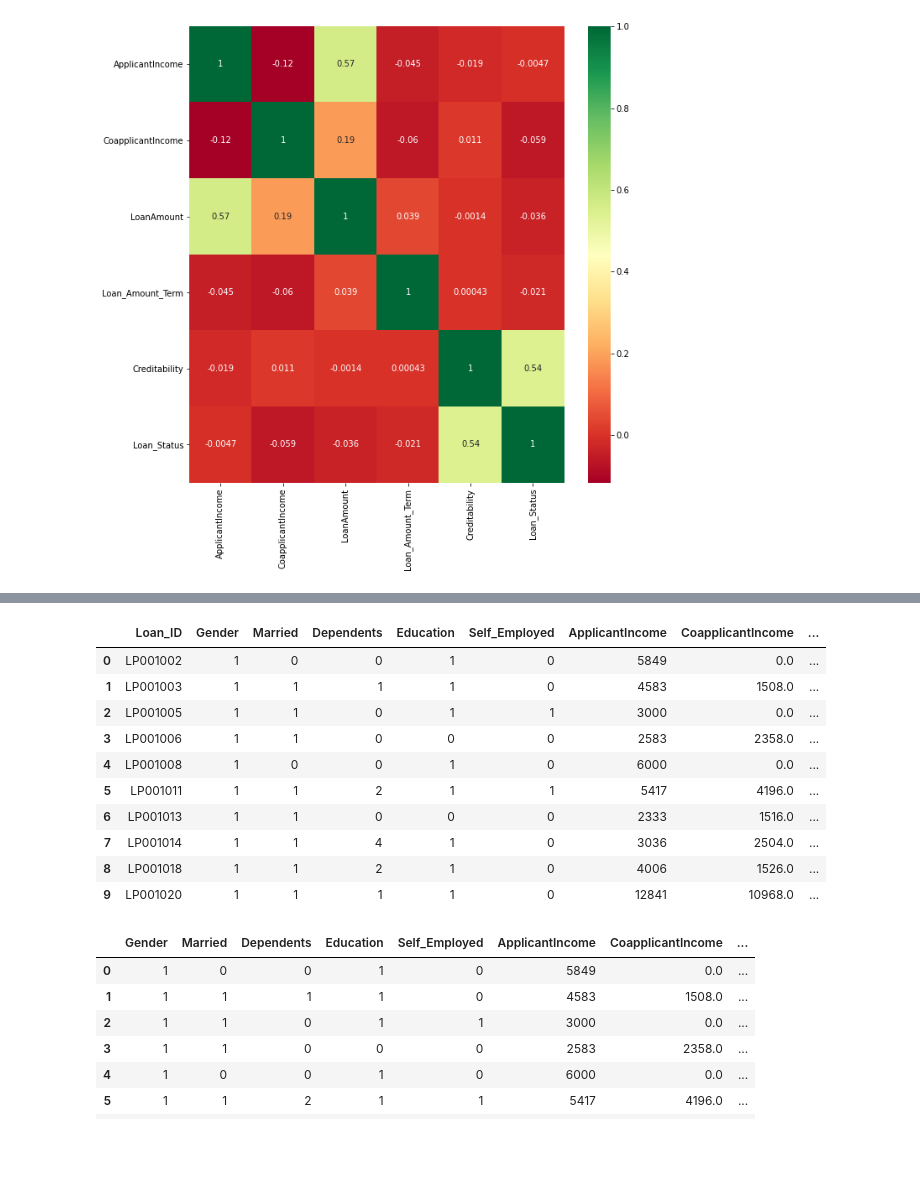
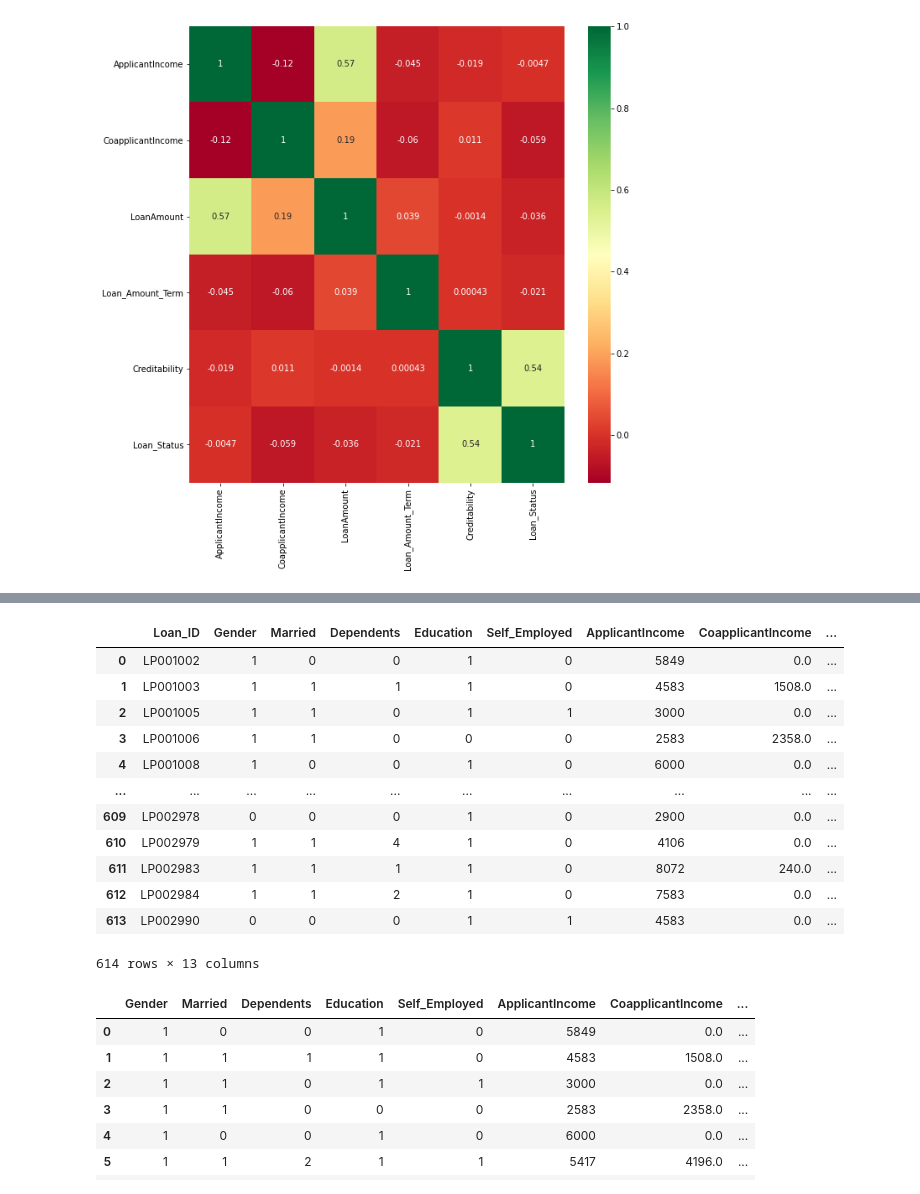
Before and after one commit to meetgandhii/LoanEligibilityChecker, a Jupyter notebook: Loan Status Prediction (1).ipynb, the cells around one changed output, grey strips where cells are left out. Saved outputs shown, nothing was run; the diff lists cells and outputs as text; code cells hidden in the pictures; blank space fills up the shorter version.

```diff
--- a/Loan Status Prediction (1).ipynb
+++ b/Loan Status Prediction (1).ipynb
@@ -191,19 +202,21 @@ Data columns (total 13 columns):
 dtypes: float64(4), int64(7), object(2)
 memory usage: 62.5+ KB
 # %%
-loan_dataset.head(10)
+loan_dataset
 # %% [output]
 |  | Loan_ID | Gender | Married | Dependents | Education | Self_Employed | ApplicantIncome | CoapplicantIncome | ... |
 | 0 | LP001002 | 1 | 0 | 0 | 1 | 0 | 5849 | 0.0 | ... |
 | 1 | LP001003 | 1 | 1 | 1 | 1 | 0 | 4583 | 1508.0 | ... |
 | 2 | LP001005 | 1 | 1 | 0 | 1 | 1 | 3000 | 0.0 | ... |
 | 3 | LP001006 | 1 | 1 | 0 | 0 | 0 | 2583 | 2358.0 | ... |
 | 4 | LP001008 | 1 | 0 | 0 | 1 | 0 | 6000 | 0.0 | ... |
-| 5 | LP001011 | 1 | 1 | 2 | 1 | 1 | 5417 | 4196.0 | ... |
-| 6 | LP001013 | 1 | 1 | 0 | 0 | 0 | 2333 | 1516.0 | ... |
-| 7 | LP001014 | 1 | 1 | 4 | 1 | 0 | 3036 | 2504.0 | ... |
-| 8 | LP001018 | 1 | 1 | 2 | 1 | 0 | 4006 | 1526.0 | ... |
-| 9 | LP001020 | 1 | 1 | 1 | 1 | 0 | 12841 | 10968.0 | ... |
+| ... | ... | ... | ... | ... | ... | ... | ... | ... | ... |
+| 609 | LP002978 | 0 | 0 | 0 | 1 | 0 | 2900 | 0.0 | ... |
+| 610 | LP002979 | 1 | 1 | 4 | 1 | 0 | 4106 | 0.0 | ... |
+| 611 | LP002983 | 1 | 1 | 1 | 1 | 0 | 8072 | 240.0 | ... |
+| 612 | LP002984 | 1 | 1 | 2 | 1 | 0 | 7583 | 0.0 | ... |
+| 613 | LP002990 | 0 | 0 | 0 | 1 | 1 | 4583 | 0.0 | ... |
+614 rows × 13 columns
 # %%
 #drop the uniques loan id
 loan_dataset.drop('Loan_ID', axis = 1, inplace = True)
```
Also changed, not shown: parts of 11 cells of this notebook, 1 other file.
